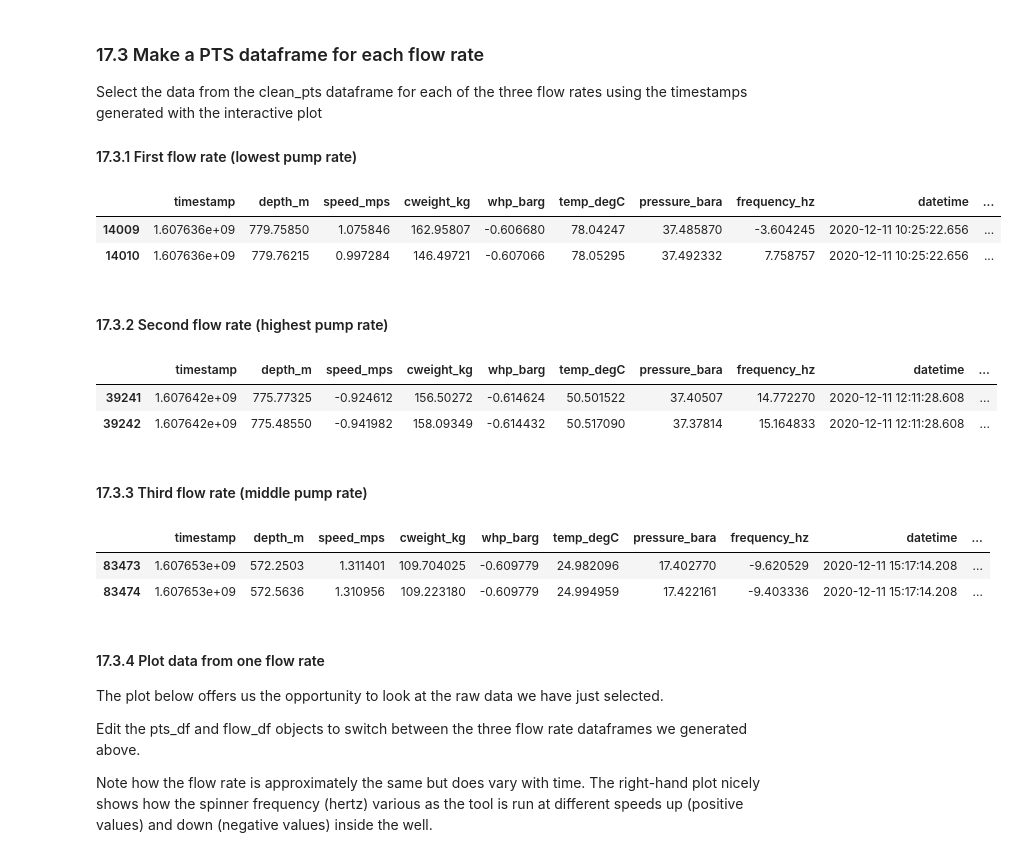
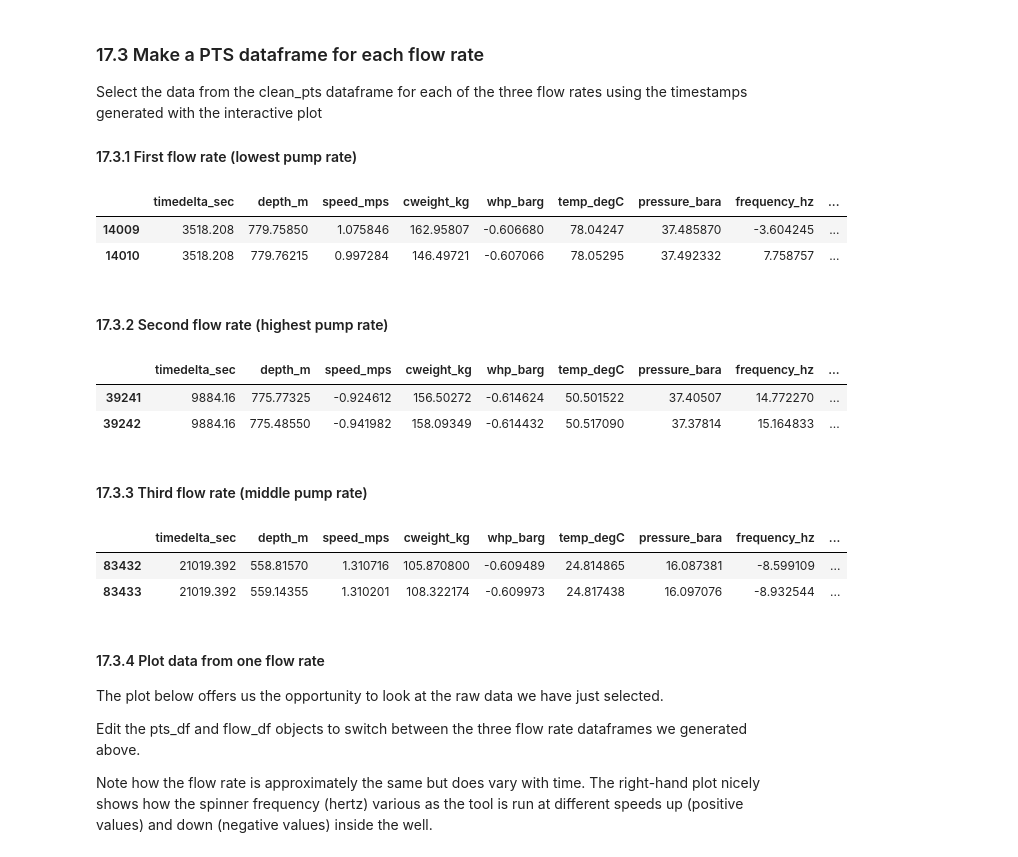
Before and after one commit to ICWallis/T21-Tutorial-WellTestAnalysis, a Jupyter notebook: 4-feedzones.ipynb, the cells around one changed output. Drawn from its saved outputs; the diff is of its cells as text; code cells hidden in the pictures.

Commit message:
Replace timestamp with elapsed time throughout method

```diff
--- a/4-feedzones.ipynb
+++ b/4-feedzones.ipynb
@@ -183,8 +183,8 @@ def append_flowrate_to_pts(flowrate_df, pts_df):
     Returns: pts dataframe with flowrate tph added
 
     '''
-    flowrate_df = flowrate_df.set_index('timestamp')
-    pts_df = pts_df.set_index('timestamp')
+    flowrate_df = flowrate_df.set_index('timedelta_sec')
+    pts_df = pts_df.set_index('timedelta_sec')
     combined_df = pts_df.join(flowrate_df, how = 'outer',  lsuffix = '_pts', rsuffix = '_fr')
     combined_df.drop(columns = ['datetime_fr'], inplace = True)
     combined_df.columns = ['depth_m', 'speed_mps', 'cweight_kg', 'whp_barg', 'temp_degC',
@@ -274,3 +240,0 @@ def timedelta_seconds(dataframe_col, test_start):
-# %%
-pts['timedelta_sec'] = timedelta_seconds(pts.datetime, '2020-12-11 09:26:44.448')
-pts.head()
@@ -554,56 +511,56 @@ Select the data from the clean_pts dataframe for each of the three flow rates us
 # %%
 # First flow rate
 
-start = 1607632004.448
-stop = 1607635844.448
+start = 240.0
+stop = 3740.0
 
 pts_first_rate = clean_pts[
-    (clean_pts.datetime > datetime.fromtimestamp(start))
-    & (clean_pts.datetime < datetime.fromtimestamp(stop))
+    (clean_pts.timedelta_sec > start)
+    & (clean_pts.timedelta_sec < stop)
 ]
 
 pts_first_rate.tail(2)
 # %% [output]
-|  | timestamp | depth_m | speed_mps | cweight_kg | whp_barg | temp_degC | pressure_bara | frequency_hz | datetime | ... |
-| 14009 | 1.607636e+09 | 779.75850 | 1.075846 | 162.95807 | -0.606680 | 78.04247 | 37.485870 | -3.604245 | 2020-12-11 10:25:22.656 | ... |
-| 14010 | 1.607636e+09 | 779.76215 | 0.997284 | 146.49721 | -0.607066 | 78.05295 | 37.492332 | 7.758757 | 2020-12-11 10:25:22.656 | ... |
+|  | timedelta_sec | depth_m | speed_mps | cweight_kg | whp_barg | temp_degC | pressure_bara | frequency_hz | ... |
+| 14009 | 3518.208 | 779.75850 | 1.075846 | 162.95807 | -0.606680 | 78.04247 | 37.485870 | -3.604245 | ... |
+| 14010 | 3518.208 | 779.76215 | 0.997284 | 146.49721 | -0.607066 | 78.05295 | 37.492332 | 7.758757 | ... |
 # %% [markdown]
 #### 17.3.2 Second flow rate (highest pump rate)
 # %%
 # Second flowrate
 
-start = 1607641584.448
-stop = 1607644334.448
+start = 9460.0
+stop = 12780.0
 
 pts_second_rate = clean_pts[
-    (clean_pts.datetime > datetime.fromtimestamp(start))
-    & (clean_pts.datetime < datetime.fromtimestamp(stop))
+    (clean_pts.timedelta_sec > start)
+    & (clean_pts.timedelta_sec < stop)
 ]
 
 pts_second_rate.head(2)
 # %% [output]
-|  | timestamp | depth_m | speed_mps | cweight_kg | whp_barg | temp_degC | pressure_bara | frequency_hz | datetime | ... |
-| 39241 | 1.607642e+09 | 775.77325 | -0.924612 | 156.50272 | -0.614624 | 50.501522 | 37.40507 | 14.772270 | 2020-12-11 12:11:28.608 | ... |
-| 39242 | 1.607642e+09 | 775.48550 | -0.941982 | 158.09349 | -0.614432 | 50.517090 | 37.37814 | 15.164833 | 2020-12-11 12:11:28.608 | ... |
+|  | timedelta_sec | depth_m | speed_mps | cweight_kg | whp_barg | temp_degC | pressure_bara | frequency_hz | ... |
+| 39241 | 9884.16 | 775.77325 | -0.924612 | 156.50272 | -0.614624 | 50.501522 | 37.40507 | 14.772270 | ... |
+| 39242 | 9884.16 | 775.48550 | -0.941982 | 158.09349 | -0.614432 | 50.517090 | 37.37814 | 15.164833 | ... |
 # %% [markdown]
 #### 17.3.3 Third flow rate (middle pump rate)
 # %%
 # Third flowrate
 
-start = 1607650554.448
-stop = 1607653034.448
+start = 18660.0
+stop = 21020.0
 
 
 pts_third_rate = clean_pts[
-    (clean_pts.datetime > datetime.fromtimestamp(start))
-    & (clean_pts.datetime < datetime.fromtimestamp(stop))
+    (clean_pts.timedelta_sec > start)
+    & (clean_pts.timedelta_sec < stop)
 ]
 
 pts_third_rate.tail(2)
 # %% [output]
-|  | timestamp | depth_m | speed_mps | cweight_kg | whp_barg | temp_degC | pressure_bara | frequency_hz | datetime | ... |
-| 83473 | 1.607653e+09 | 572.2503 | 1.311401 | 109.704025 | -0.609779 | 24.982096 | 17.402770 | -9.620529 | 2020-12-11 15:17:14.208 | ... |
-| 83474 | 1.607653e+09 | 572.5636 | 1.310956 | 109.223180 | -0.609779 | 24.994959 | 17.422161 | -9.403336 | 2020-12-11 15:17:14.208 | ... |
+|  | timedelta_sec | depth_m | speed_mps | cweight_kg | whp_barg | temp_degC | pressure_bara | frequency_hz | ... |
+| 83432 | 21019.392 | 558.81570 | 1.310716 | 105.870800 | -0.609489 | 24.814865 | 16.087381 | -8.599109 | ... |
+| 83433 | 21019.392 | 559.14355 | 1.310201 | 108.322174 | -0.609973 | 24.817438 | 16.097076 | -8.932544 | ... |
 # %% [markdown]
 #### 17.3.4 Plot data from one flow rate
 
```
Also changed, not shown: parts of 18 cells of this notebook.
